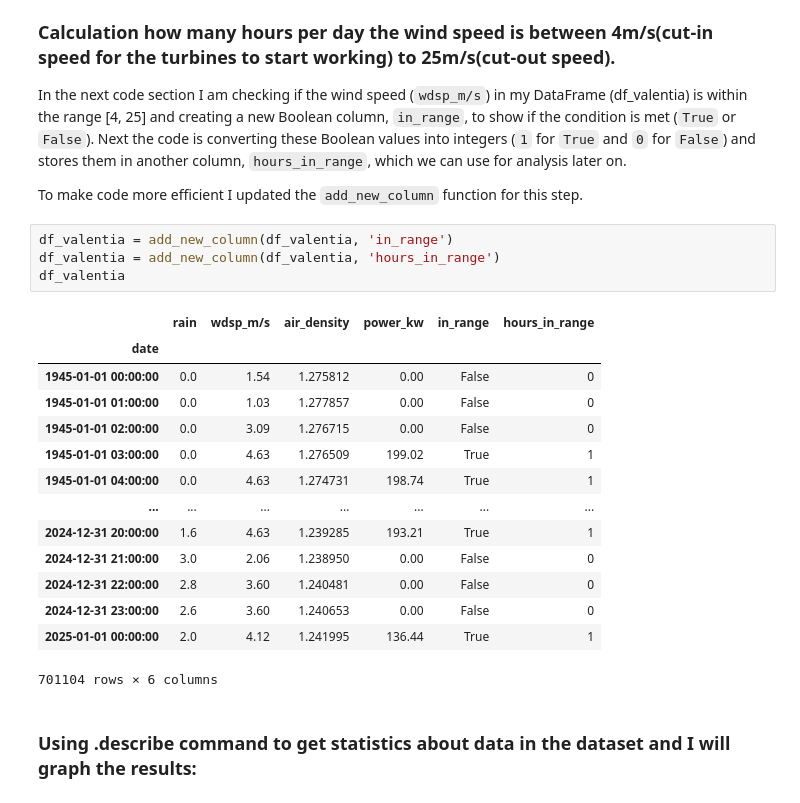
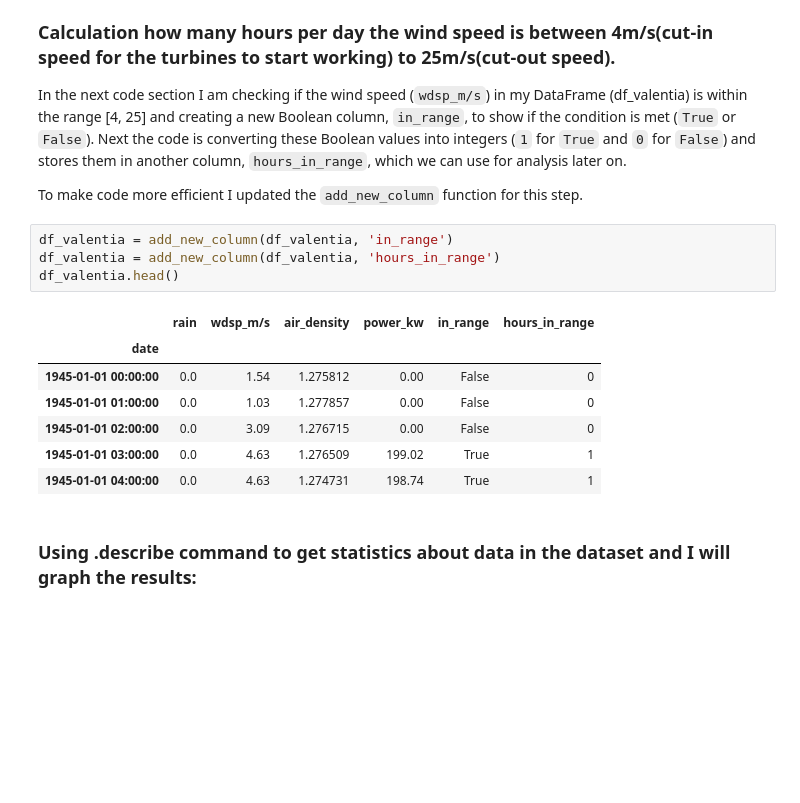
Before and after one commit to ermelinda-q/PFDA, a Jupyter notebook: project/project.ipynb, the cells around one changed output. Cells and saved outputs as stored; diff of their text form; blank space fills up the shorter version.

```diff
--- a/project/project.ipynb
+++ b/project/project.ipynb
@@ -364,22 +364,15 @@ To make code more efficient I updated the `add_new_column` function for this ste
 # %%
 df_valentia = add_new_column(df_valentia, 'in_range')
 df_valentia = add_new_column(df_valentia, 'hours_in_range')
-df_valentia
+df_valentia.head()
 # %% [output]
 |  | rain | wdsp_m/s | air_density | power_kw | in_range | hours_in_range |
 | date |  |  |  |  |  |  |
 | 1945-01-01 00:00:00 | 0.0 | 1.54 | 1.275812 | 0.00 | False | 0 |
 | 1945-01-01 01:00:00 | 0.0 | 1.03 | 1.277857 | 0.00 | False | 0 |
 | 1945-01-01 02:00:00 | 0.0 | 3.09 | 1.276715 | 0.00 | False | 0 |
 | 1945-01-01 03:00:00 | 0.0 | 4.63 | 1.276509 | 199.02 | True | 1 |
 | 1945-01-01 04:00:00 | 0.0 | 4.63 | 1.274731 | 198.74 | True | 1 |
-| ... | ... | ... | ... | ... | ... | ... |
-| 2024-12-31 20:00:00 | 1.6 | 4.63 | 1.239285 | 193.21 | True | 1 |
-| 2024-12-31 21:00:00 | 3.0 | 2.06 | 1.238950 | 0.00 | False | 0 |
-| 2024-12-31 22:00:00 | 2.8 | 3.60 | 1.240481 | 0.00 | False | 0 |
-| 2024-12-31 23:00:00 | 2.6 | 3.60 | 1.240653 | 0.00 | False | 0 |
-| 2025-01-01 00:00:00 | 2.0 | 4.12 | 1.241995 | 136.44 | True | 1 |
-701104 rows × 6 columns
 # %% [markdown]
 ### Using .describe command to get statistics about data in the dataset and I will graph the results:
 # %%
```
Also changed, not shown: parts of 6 cells of this notebook.
